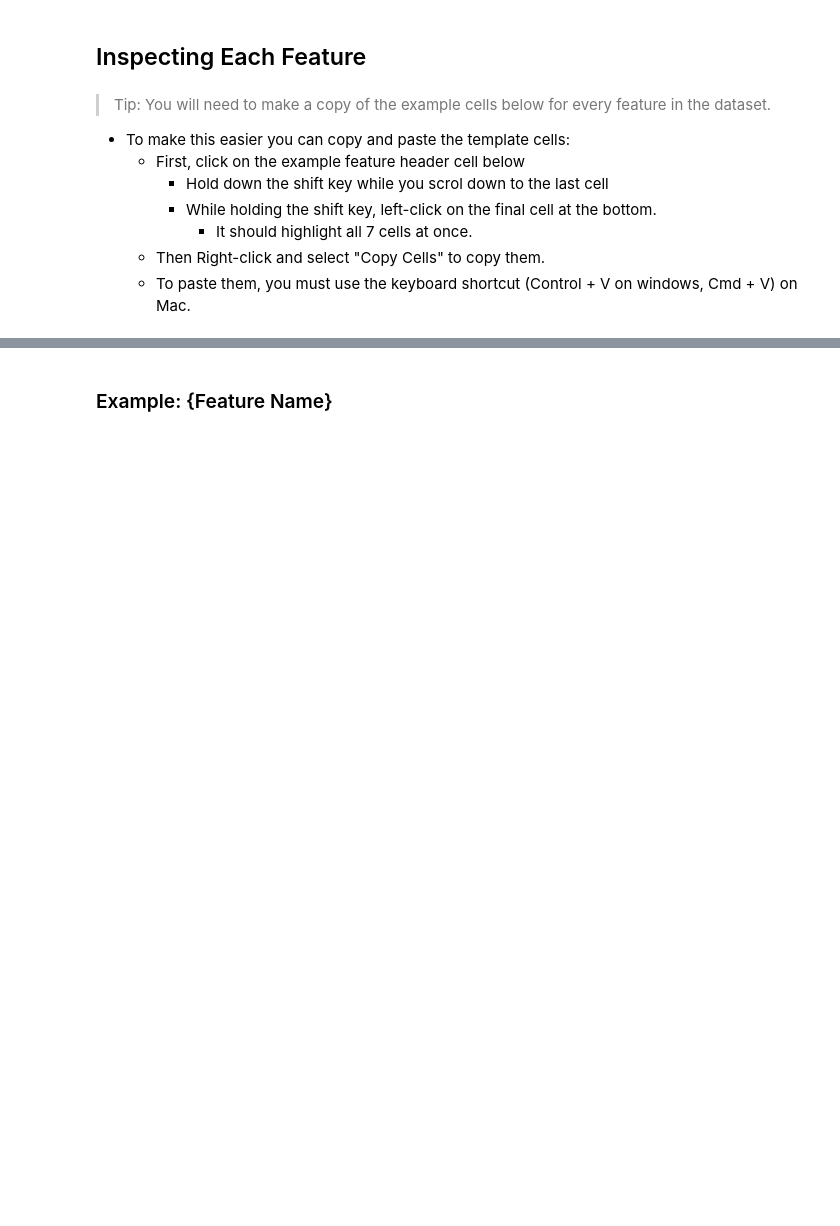
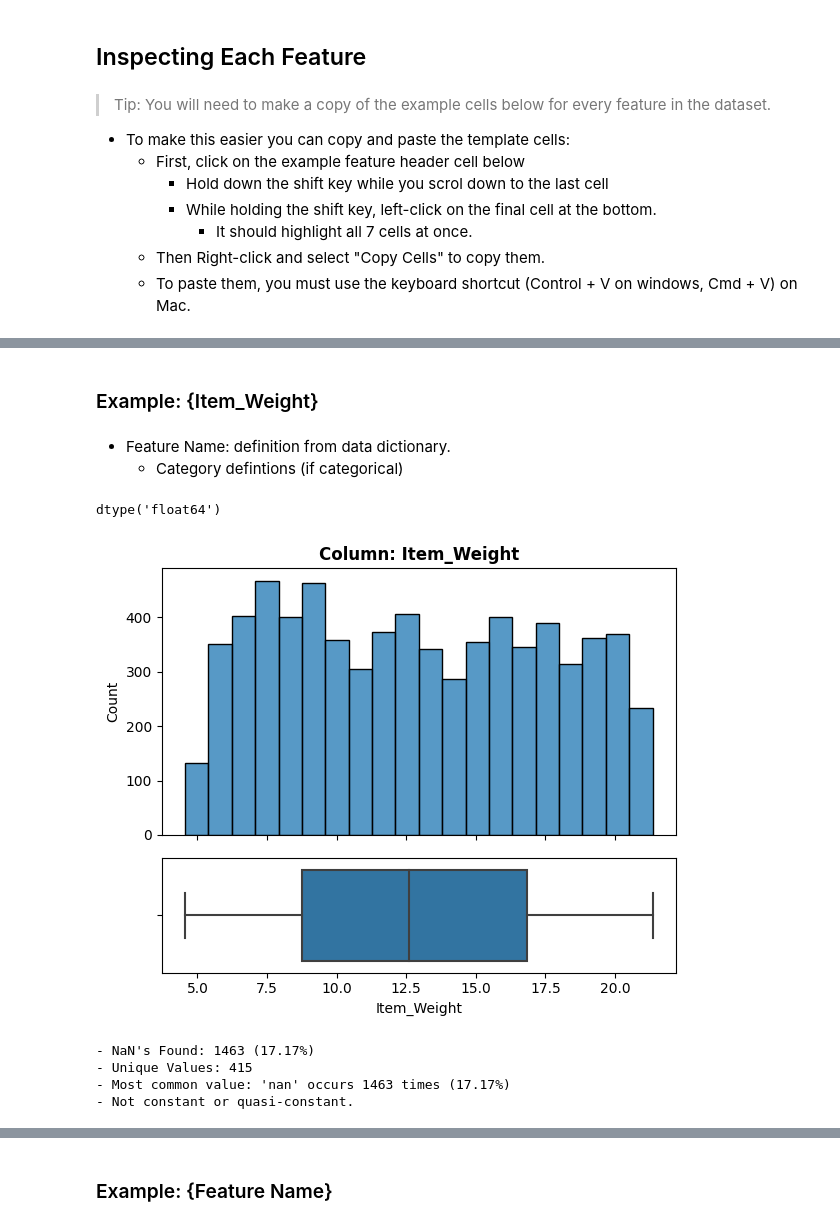
Before and after one commit to codemishka/Prediction-of-Product-Sales, a Jupyter notebook: STARTER_Feature_Inspection.ipynb, the cells around one changed output, grey strips where cells are left out. Cells and saved outputs as stored; diff of their text form; code cells hidden in the pictures; blank space fills up the shorter version.

```diff
--- a/STARTER_Feature_Inspection.ipynb
+++ b/STARTER_Feature_Inspection.ipynb
@@ -548,0 +551,20 @@ temp_df[x] = temp_df[x].fillna(placeholder)
+# %% [markdown]
+### Example: {Item_Weight}
+# %% [markdown]
+- Feature Name: definition from data dictionary.
+  - Category defintions (if categorical)
+# %%
+# Confirming the dtype to select correct EDA function
+feature = "Item_Weight"
+df[feature].dtype
+# %% [output]
+dtype('float64')
+# %%
+# run the appropriate explore function (based on feature's dtype)
+explore_numeric(df,feature);
+# %% [output]
+[figure, added]
+- NaN's Found: 1463 (17.17%)
+- Unique Values: 415
+- Most common value: 'nan' occurs 1463 times (17.17%)
+- Not constant or quasi-constant.
```
Also changed, not shown: parts of 95 cells of this notebook.
